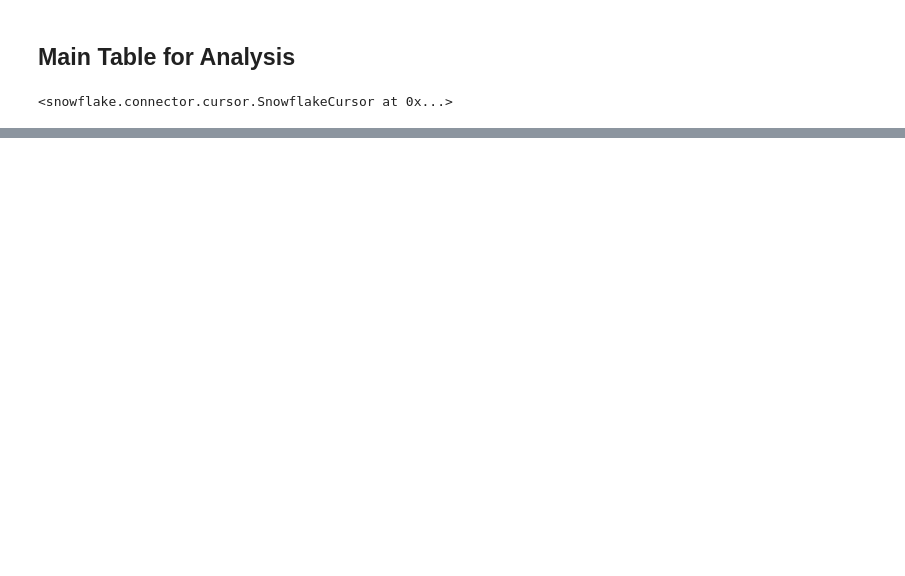
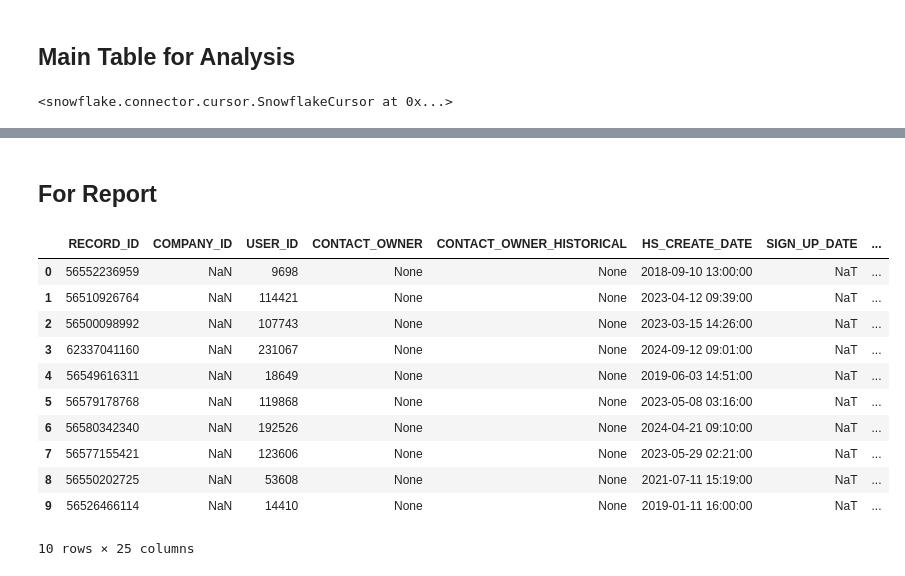
Before and after one commit to shiltonjs-fs/Salespeople-Funnel, a Jupyter notebook: Processing.ipynb, the cells around one changed output, grey strips where cells are left out. Saved outputs shown, nothing was run; the diff lists cells and outputs as text; code cells hidden in the pictures; blank space fills up the shorter version.

```diff
--- a/Processing.ipynb
+++ b/Processing.ipynb
@@ -281,0 +282,21 @@ testdata.head(10)
+# %% [markdown]
+## For Report
+# %%
+overall_funnel = conn.cursor().execute('''
+select * from DEV.SBOX_SHILTON.CARDUP_B2B_SG_FUNNEL_WITH_HISTORICAL_TAGGING
+''').fetch_pandas_all()
+
+overall_funnel.head(10)
+# %% [output]
+|  | RECORD_ID | COMPANY_ID | USER_ID | CONTACT_OWNER | CONTACT_OWNER_HISTORICAL | HS_CREATE_DATE | SIGN_UP_DATE | ... |
+| 0 | 56552236959 | NaN | 9698 | None | None | 2018-09-10 13:00:00 | NaT | ... |
+| 1 | 56510926764 | NaN | 114421 | None | None | 2023-04-12 09:39:00 | NaT | ... |
+| 2 | 56500098992 | NaN | 107743 | None | None | 2023-03-15 14:26:00 | NaT | ... |
+| 3 | 62337041160 | NaN | 231067 | None | None | 2024-09-12 09:01:00 | NaT | ... |
+| 4 | 56549616311 | NaN | 18649 | None | None | 2019-06-03 14:51:00 | NaT | ... |
+| 5 | 56579178768 | NaN | 119868 | None | None | 2023-05-08 03:16:00 | NaT | ... |
+| 6 | 56580342340 | NaN | 192526 | None | None | 2024-04-21 09:10:00 | NaT | ... |
+| 7 | 56577155421 | NaN | 123606 | None | None | 2023-05-29 02:21:00 | NaT | ... |
+| 8 | 56550202725 | NaN | 53608 | None | None | 2021-07-11 15:19:00 | NaT | ... |
+| 9 | 56526466114 | NaN | 14410 | None | None | 2019-01-11 16:00:00 | NaT | ... |
+10 rows × 25 columns
```
Also changed, not shown: parts of 11 cells of this notebook, 5 other files.
